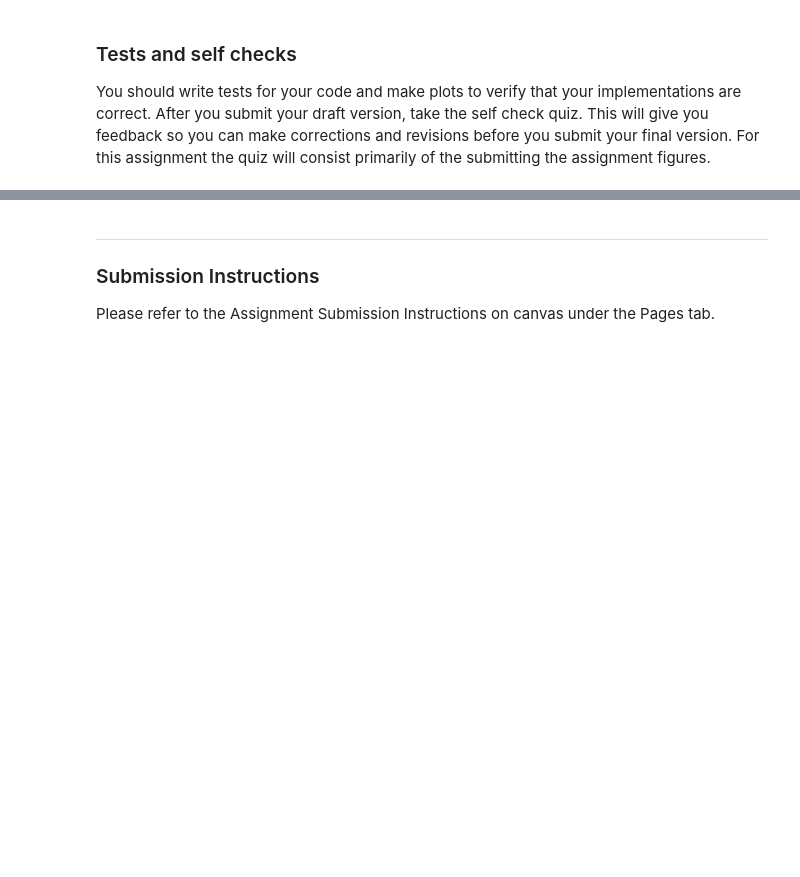
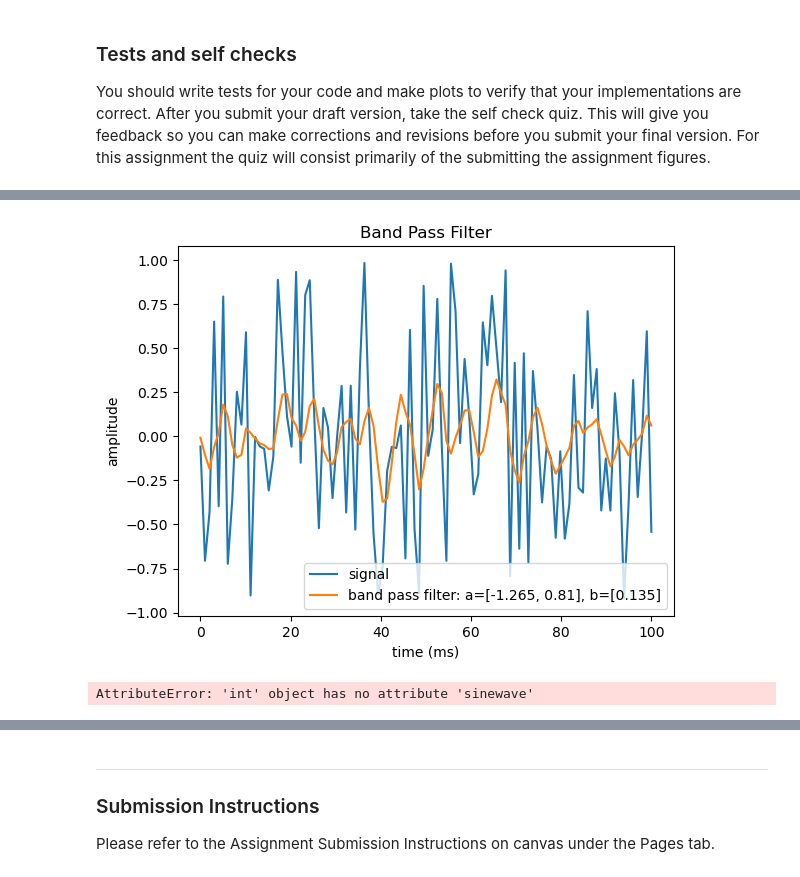
Before and after one commit to sakinkirti/CSDS364, a Jupyter notebook: A3b/A3b-sak207.ipynb, the cells around one changed output, grey strips where cells are left out. Drawn from its saved outputs; the diff is of its cells as text; code cells hidden in the pictures; blank space fills up the shorter version.

```diff
--- a/A3b/A3b-sak207.ipynb
+++ b/A3b/A3b-sak207.ipynb
@@ -749,0 +791,48 @@ You should write tests for your code and make plots to verify that your implemen
+# %%
+# Q5 - Show the output of a bandpass filter to an input of 100 ms of uniform random noise. The noise should be uniform on [-1, 1]
+# and the filter should use coefficients a=[-1.265, 0.81] and b=[0.135]. Overlay the output ib the input.
+
+# generate uniform noise
+T = np.linspace(0, 100, 100)
+I = np.random.uniform(-1, 1, 100)
+
+# movingavg filter
+O = filterIIR(I, a=[-1.265, 0.81], b=[0.135])
+
+# plot
+plt.plot(T, I, label="signal")
+plt.plot(T, O, label="band pass filter: a=[-1.265, 0.81], b=[0.135]")
+plt.title("Band Pass Filter")
+plt.ylabel("amplitude")
+plt.xlabel("time (ms)")
+plt.legend()
+plt.show()
+# %% [output]
+[figure, added]
+# %%
+# Q7 - Insert your plot of the signal output power vs the input frequency for the first bandpass filter (a = [-1.265, 0.81], b = [0.135]).
+# Use a sampling frequency of 2000 Hz.
+
+def plotpowervsfrequency(f, filter_func, fs = 2000, title = "Filter Response Function"):
+    t = np.linspace(0, 1, int((1-0)*fs)+1)
+    nyquist = fs/2
+    frequencies = np.linspace(0, nyquist, 101)
+    powers = np.zeros(np.size(frequencies))
+    for i in range(np.size(frequencies)):
+        fr = frequencies[i]
+        s = f.sinewave(t, fr)
+        filtered_s = filter_func(s)
+        powers[i] = f.power(filtered_s)
+    plt.figure(figsize=(8, 6), dpi=72)
+    plt.scatter(frequencies, powers)
+    plt.title(title)
+    plt.xlabel("Frequency(Hz)")
+    plt.ylabel("Power(dB)")
+    plt.xscale('log')
+    plt.xlim(10,f)
+    plt.show()
+    return None
+
+plotpowervsfrequency(100, filter_func=filterIIR(np.linspace(0, 100, 100), a = [-1.265, 0.81], b = [0.135]))
+# %% [output]
+AttributeError: 'int' object has no attribute 'sinewave'
```
Also changed, not shown: parts of 8 cells of this notebook, 1 other file.
